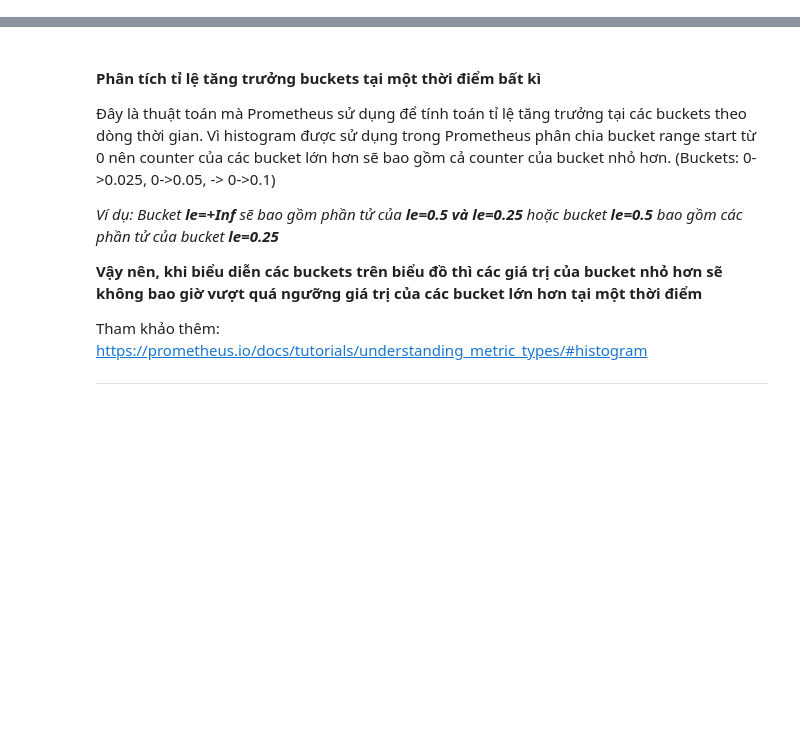
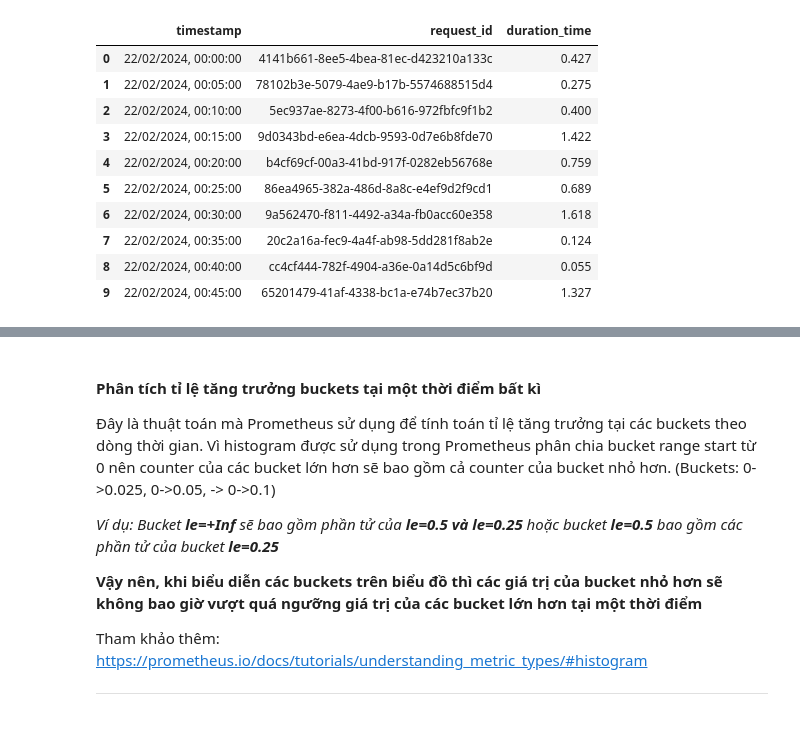
Before and after one commit to vuvietnguyenit/latency_reques_cal, a Jupyter notebook: notebooks/explain.ipynb, the cells around one changed output, grey strips where cells are left out. Saved outputs shown, nothing was run; the diff lists cells and outputs as text; code cells hidden in the pictures; blank space fills up the shorter version.

```diff
--- a/notebooks/explain.ipynb
+++ b/notebooks/explain.ipynb
@@ -10,2 +13,33 @@ pd.options.mode.chained_assignment = None
+# %%
+import json
+
+def get_data_from_file(filename: str):
+    f = open(filename, "r")
+    data = []
+    while True:
+        line = f.readline()
+        if not line:
+            break
+        # Standardlize json to dict
+        row = json.loads(line)
+        # Append to Array
+        data.append(row)
+    return data
+# %%
+data = get_data_from_file("../statics/requests.json")
+raw_df = pd.DataFrame(columns=['timestamp', "request_id", 'duration_time'], data=data)
+raw_df
+# %% [output]
+|  | timestamp | request_id | duration_time |
+| 0 | 22/02/2024, 00:00:00 | 4141b661-8ee5-4bea-81ec-d423210a133c | 0.427 |
+| 1 | 22/02/2024, 00:05:00 | 78102b3e-5079-4ae9-b17b-5574688515d4 | 0.275 |
+| 2 | 22/02/2024, 00:10:00 | 5ec937ae-8273-4f00-b616-972fbfc9f1b2 | 0.400 |
+| 3 | 22/02/2024, 00:15:00 | 9d0343bd-e6ea-4dcb-9593-0d7e6b8fde70 | 1.422 |
+| 4 | 22/02/2024, 00:20:00 | b4cf69cf-00a3-41bd-917f-0282eb56768e | 0.759 |
+| 5 | 22/02/2024, 00:25:00 | 86ea4965-382a-486d-8a8c-e4ef9d2f9cd1 | 0.689 |
+| 6 | 22/02/2024, 00:30:00 | 9a562470-f811-4492-a34a-fb0acc60e358 | 1.618 |
+| 7 | 22/02/2024, 00:35:00 | 20c2a16a-fec9-4a4f-ab98-5dd281f8ab2e | 0.124 |
+| 8 | 22/02/2024, 00:40:00 | cc4cf444-782f-4904-a36e-0a14d5c6bf9d | 0.055 |
+| 9 | 22/02/2024, 00:45:00 | 65201479-41af-4338-bc1a-e74b7ec37b20 | 1.327 |
 # %%
 data = [
```
Also changed, not shown: parts of 11 cells of this notebook, 2 other files.
